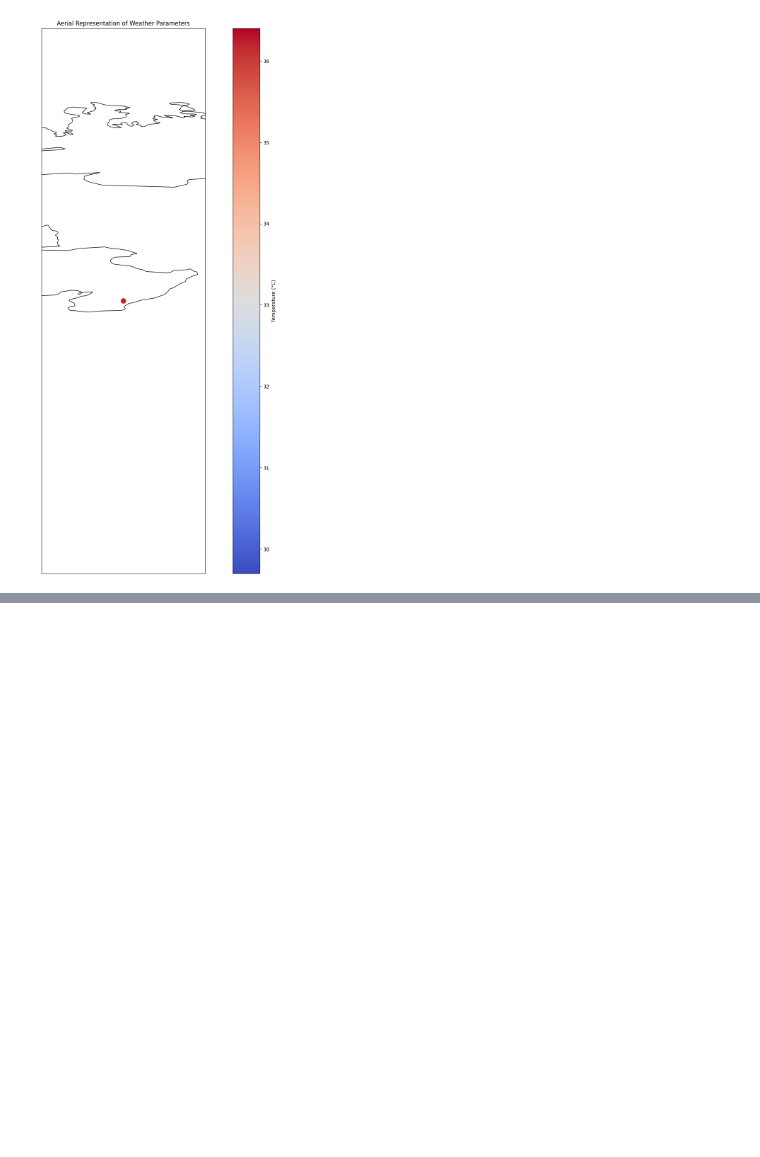
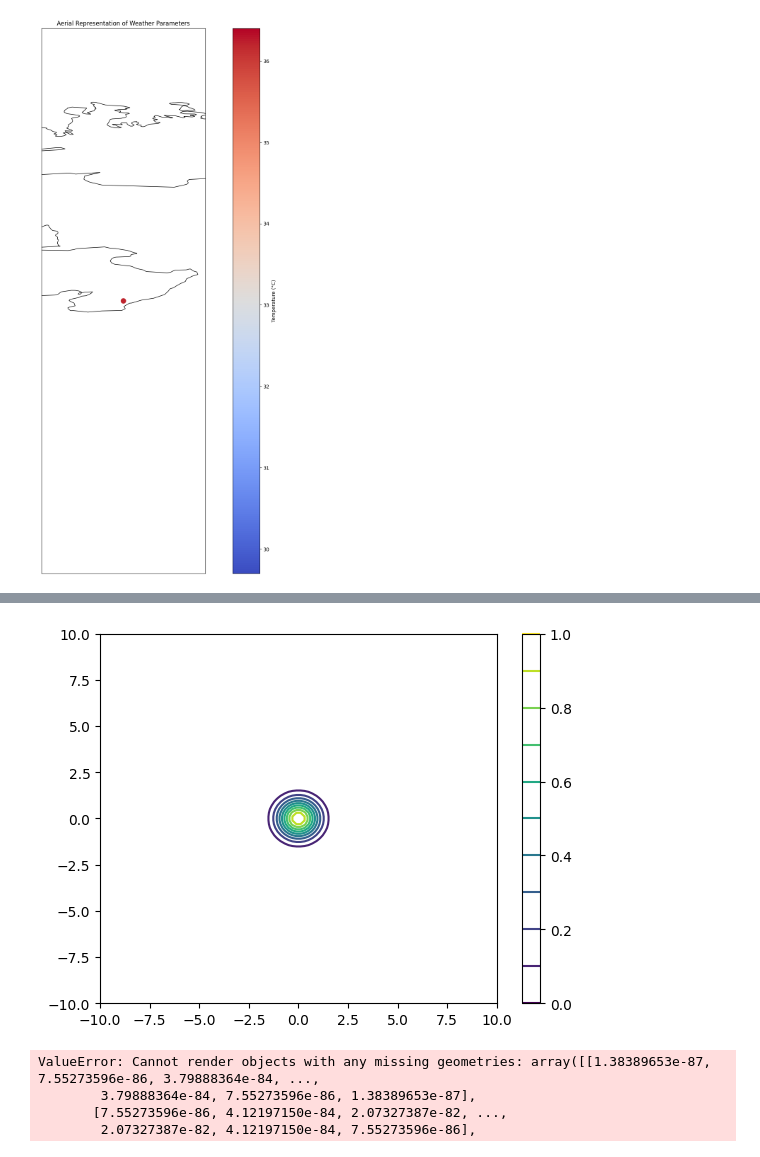
Before and after one commit to Rishit605/MetP, a Jupyter notebook: ETL.ipynb, the cells around one changed output, grey strips where cells are left out. Saved outputs shown, nothing was run; the diff lists cells and outputs as text; code cells hidden in the pictures; blank space fills up the shorter version.

```diff
--- a/ETL.ipynb
+++ b/ETL.ipynb
@@ -638,0 +999,40 @@ fig.show()
+# %%
+import numpy as np
+import folium
+import matplotlib.pyplot as plt
+
+
+# Create a grid of data
+x = np.linspace(-10, 10, 100)
+y = np.linspace(-10, 10, 100)
+X, Y = np.meshgrid(x, y)
+
+# Create a weighted grid of data
+Z = np.exp(-(X**2 + Y**2))
+
+# Create a contour plot
+plt.contour(X, Y, Z, levels=10)
+plt.colorbar()
+plt.show()
+
+# Create a base map
+map = folium.Map(location=[40.7128, -74.0059], zoom_start=12)
+
+# Add a contour layer to the map
+folium.GeoJson(data=Z, style_function=lambda feature: {
+    'fillColor': 'green',
+    'weight': 1,
+    'opacity': 0.5
+}).add_to(map)
+
+# Add a marker to the map
+folium.Marker([40.7128, -74.0059], popup='New York City').add_to(map)
+
+# Save the map
+map.save('location_map.html')
+# %% [output]
+[figure, added]
+ValueError: Cannot render objects with any missing geometries: array([[1.38389653e-87, 7.55273596e-86, 3.79888364e-84, ...,
+        3.79888364e-84, 7.55273596e-86, 1.38389653e-87],
+       [7.55273596e-86, 4.12197150e-84, 2.07327387e-82, ...,
+        2.07327387e-82, 4.12197150e-84, 7.55273596e-86],
```
Also changed, not shown: parts of 21 cells of this notebook, 4 other files.
